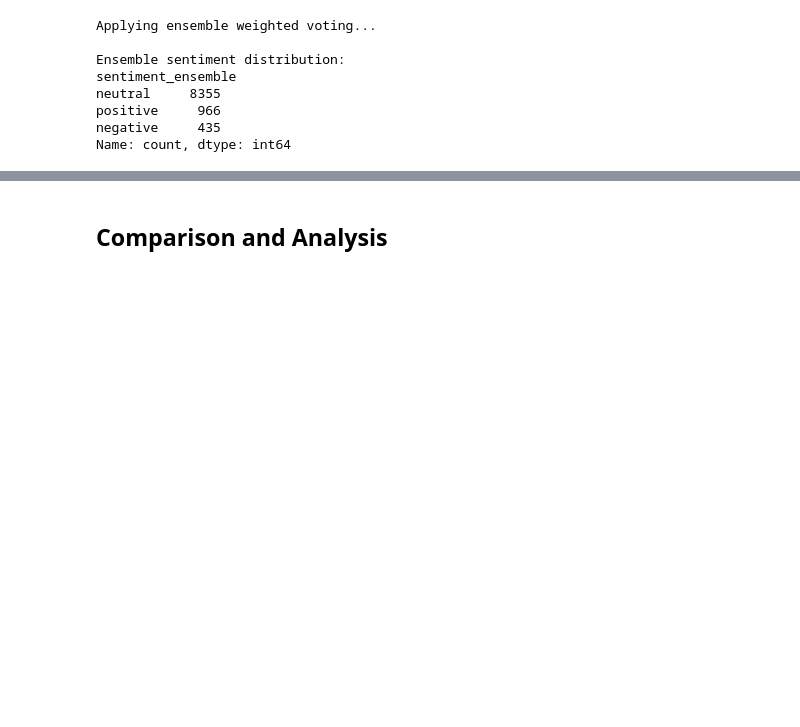
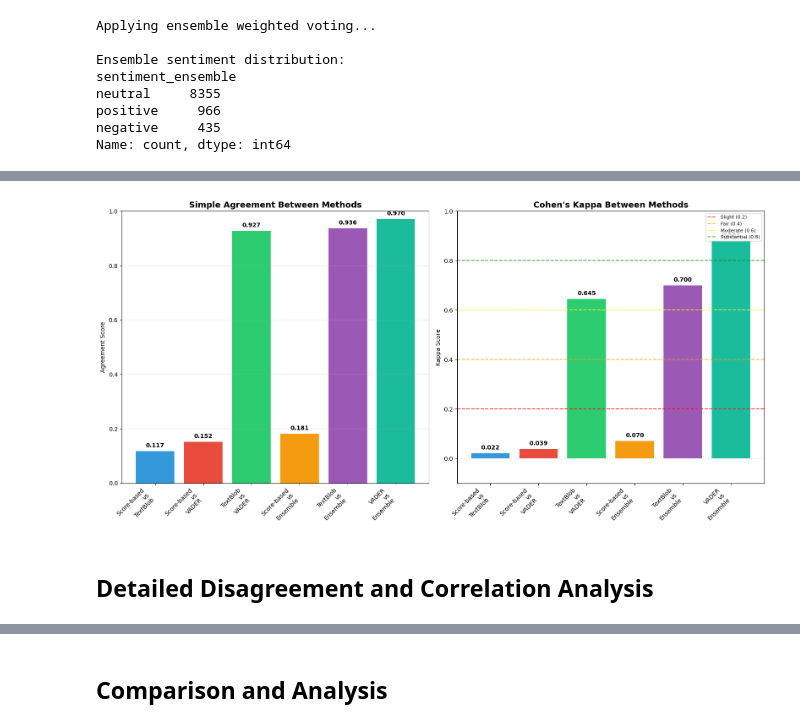
Before and after one commit to roniwahyu/python-absa-multibahasa-nusax, a Jupyter notebook: sentiment_analysis_4_methods.ipynb, the cells around one changed output, grey strips where cells are left out. Saved outputs shown, nothing was run; the diff lists cells and outputs as text; code cells hidden in the pictures; blank space fills up the shorter version.

```diff
--- a/sentiment_analysis_4_methods.ipynb
+++ b/sentiment_analysis_4_methods.ipynb
@@ -292,0 +497,17 @@ Name: count, dtype: int64
+# %%
+# Create comprehensive summary table of all agreement metrics
+agreement_summary = []
+
+for pair_key, metrics in agreement_results.items():
+    method_pair = pair_key.replace('_vs_', ' vs ')
+    agreement_summary.append({
+        'Method Pair': method_pair,
+        'Simple Agreement': f"{metrics['simple_agreement']:.3f}",
+        'Simple Agreement (%)': f"{metrics['simple_agreement']*100:.1f}%",
+        'Cohen\'s Kappa': f"{metrics['kappa']:.3f}",
+        'Kappa Interpretation': metrics['kappa_interpretation']
+    })
+
+agreement_df = pd.DataFrame(agreement_summary)
+print("\n=== COMPREHENSIVE AGREEMENT ANALYSIS SUMMARY ===")
+print(agreement_df.to_string(index=False))
@@ -292,0 +523,55 @@ Name: count, dtype: int64
+# %%
+# Visualize agreement scores
+fig, (ax1, ax2) = plt.subplots(1, 2, figsize=(16, 8))
+
+# Simple Agreement scores
+method_pairs_labels = [pair.replace('_vs_', '\nvs\n') for pair in agreement_results.keys()]
+simple_agreements = [metrics['simple_agreement'] for metrics in agreement_results.values()]
+kappa_scores = [metrics['kappa'] for metrics in agreement_results.values()]
+
+# Plot Simple Agreement
+colors_agreement = ['#3498db', '#e74c3c', '#2ecc71', '#f39c12', '#9b59b6', '#1abc9c']
+bars1 = ax1.bar(range(len(method_pairs_labels)), simple_agreements,
+                color=colors_agreement[:len(method_pairs_labels)])
+ax1.set_title('Simple Agreement Between Methods', fontsize=14, fontweight='bold')
+ax1.set_ylabel('Agreement Score')
+ax1.set_xticks(range(len(method_pairs_labels)))
+ax1.set_xticklabels(method_pairs_labels, rotation=45, ha='right')
+ax1.set_ylim(0, 1)
+ax1.grid(axis='y', alpha=0.3)
+
+# Add value labels on bars
+for i, bar in enumerate(bars1):
+    height = bar.get_height()
+    ax1.text(bar.get_x() + bar.get_width()/2., height + 0.01,
+             f'{height:.3f}', ha='center', va='bottom', fontweight='bold')
+
+# Plot Cohen's Kappa
+bars2 = ax2.bar(range(len(method_pairs_labels)), kappa_scores,
+                color=colors_agreement[:len(method_pairs_labels)])
+ax2.set_title('Cohen\'s Kappa Between Methods', fontsize=14, fontweight='bold')
+ax2.set_ylabel('Kappa Score')
+ax2.set_xticks(range(len(method_pairs_labels)))
+ax2.set_xticklabels(method_pairs_labels, rotation=45, ha='right')
+ax2.set_ylim(-0.1, 1)
+ax2.grid(axis='y', alpha=0.3)
+
+# Add value labels on bars
+for i, bar in enumerate(bars2):
+    height = bar.get_height()
+    ax2.text(bar.get_x() + bar.get_width()/2., height + 0.01,
+             f'{height:.3f}', ha='center', va='bottom', fontweight='bold')
+
+# Add horizontal lines for Kappa interpretation
+ax2.axhline(y=0.2, color='red', linestyle='--', alpha=0.7, label='Slight (0.2)')
+ax2.axhline(y=0.4, color='orange', linestyle='--', alpha=0.7, label='Fair (0.4)')
+ax2.axhline(y=0.6, color='yellow', linestyle='--', alpha=0.7, label='Moderate (0.6)')
+ax2.axhline(y=0.8, color='green', linestyle='--', alpha=0.7, label='Substantial (0.8)')
+ax2.legend(loc='upper right', fontsize=8)
+
+plt.tight_layout()
+plt.show()
+# %% [output]
+[figure, added]
+# %% [markdown]
+## Detailed Disagreement and Correlation Analysis
```
Also changed, not shown: parts of 15 cells of this notebook, 2 other files.
